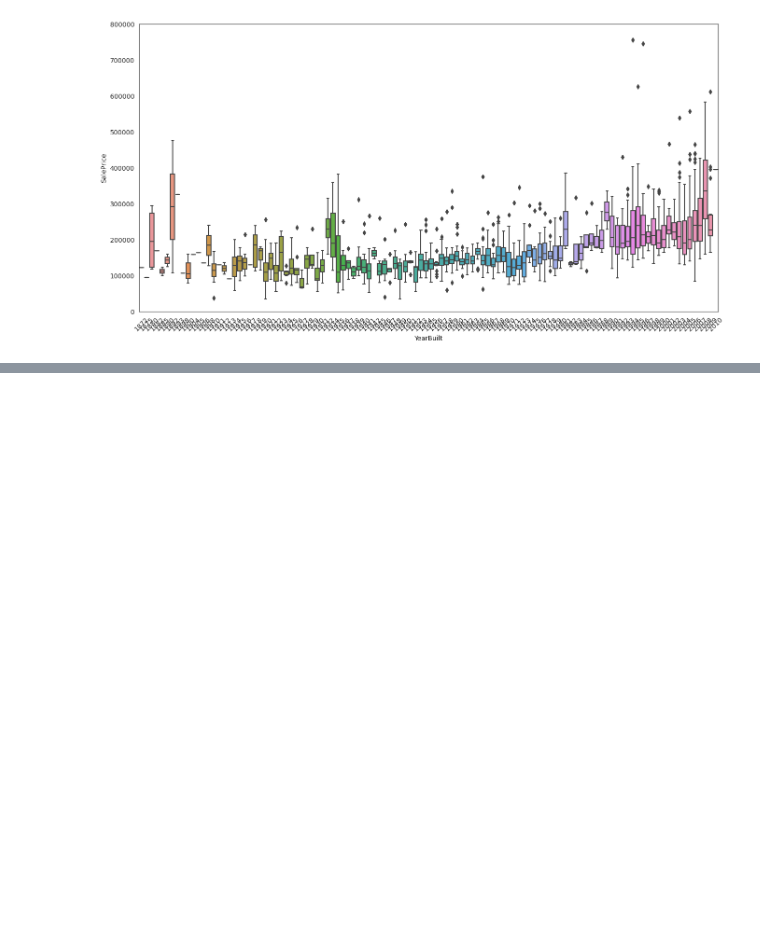
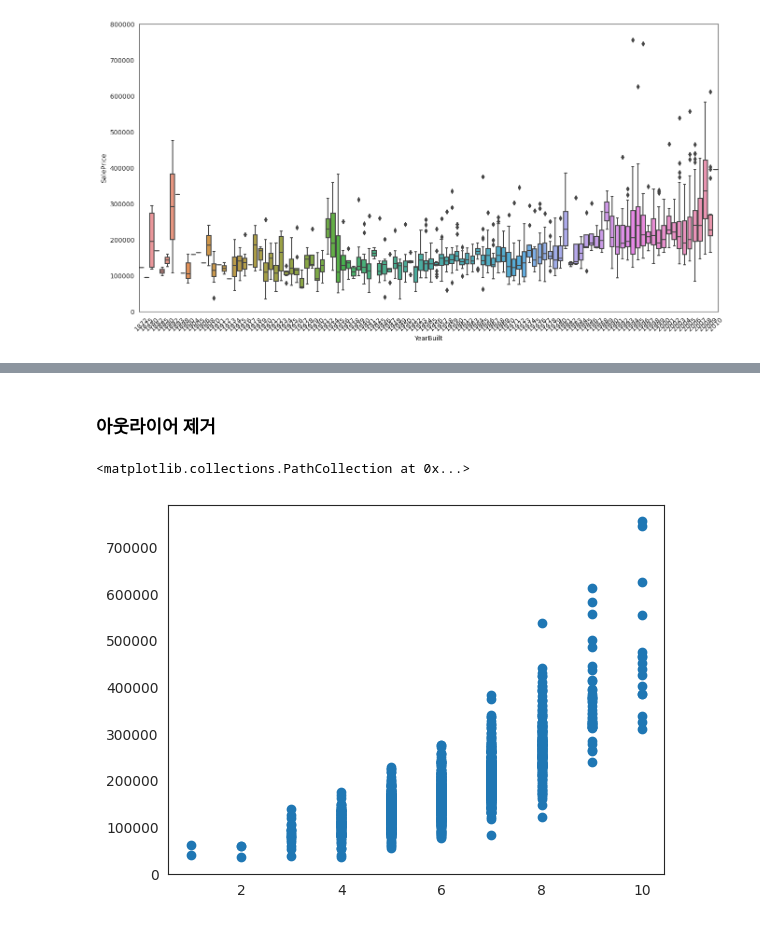
Before and after one commit to iop2000win/Data_Project, a Jupyter notebook: Code_Review_04.ipynb, the cells around one changed output, grey strips where cells are left out. Cells and saved outputs as stored; diff of their text form; code cells hidden in the pictures; blank space fills up the shorter version.

```diff
--- a/Code_Review_04.ipynb
+++ b/Code_Review_04.ipynb
@@ -159,0 +251,8 @@ data.plot.scatter(x = 'TotalBsmtSF',
+# %% [markdown]
+### 아웃라이어 제거
+# %%
+plt.scatter(train_df['OverallQual'],
+            train_df['SalePrice'])
+# %% [output]
+<matplotlib.collections.PathCollection at 0x...>
+[figure, added]
```
Also changed, not shown: parts of 46 cells of this notebook.
